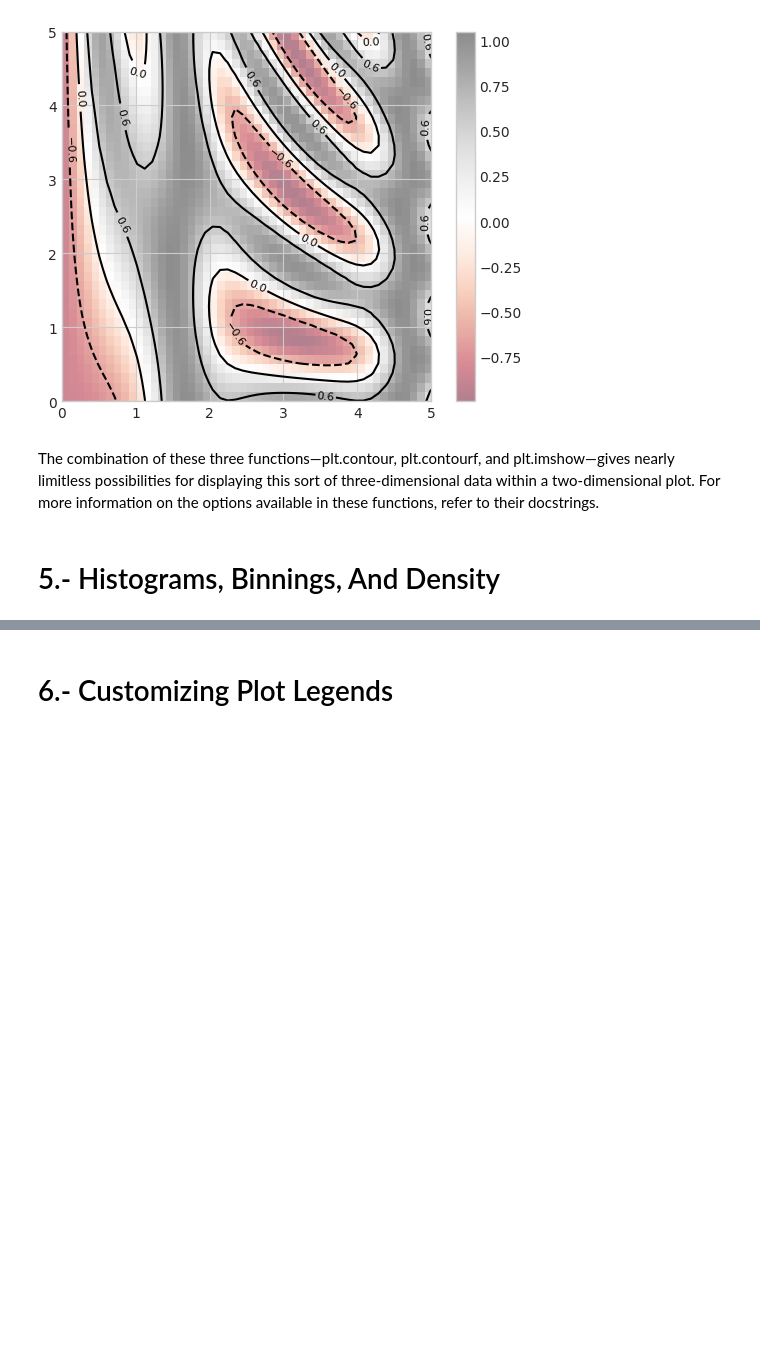
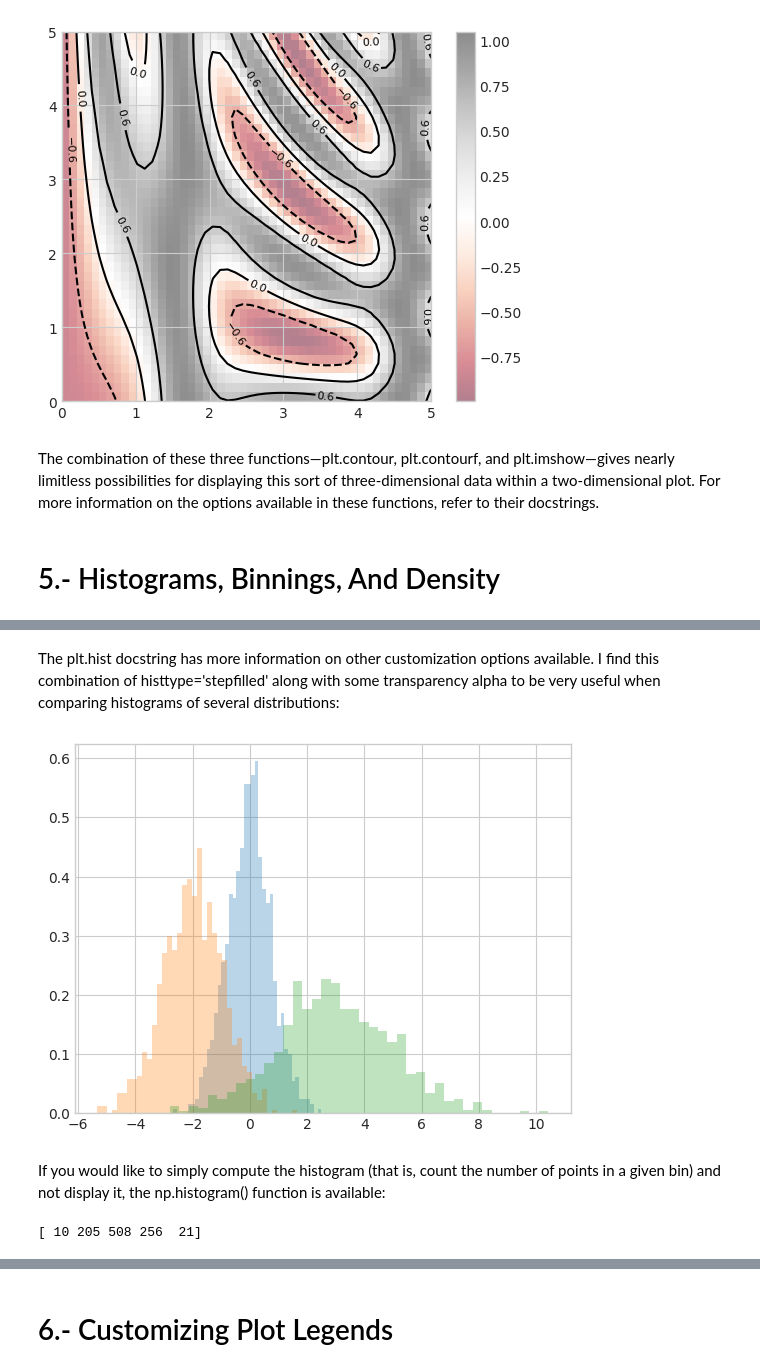
Before and after one commit to dirodgu/python_data_analysis_course, a Jupyter notebook: notebooks/chapter_4.ipynb, the cells around one changed output, grey strips where cells are left out. Saved outputs shown, nothing was run; the diff lists cells and outputs as text; code cells hidden in the pictures; blank space fills up the shorter version.

```diff
--- a/notebooks/chapter_4.ipynb
+++ b/notebooks/chapter_4.ipynb
@@ -581,0 +608,21 @@ The combination of these three functions—plt.contour, plt.contourf, and plt.im
+# %% [markdown]
+The plt.hist docstring has more information on other customization options available. I find this combination of histtype='stepfilled' along with some transparency alpha to be very useful when comparing histograms of several distributions:
+# %%
+x1 = np.random.normal(0, 0.8, 1000)
+x2 = np.random.normal(-2, 1, 1000)
+x3 = np.random.normal(3, 2, 1000)
+
+kwargs = dict(histtype='stepfilled', alpha=0.3, density=True, bins=40)
+
+plt.hist(x1, **kwargs)
+plt.hist(x2, **kwargs)
+plt.hist(x3, **kwargs);
+# %% [output]
+[figure, added]
+# %% [markdown]
+If you would like to simply compute the histogram (that is, count the number of points in a given bin) and not display it, the np.histogram() function is available:
+# %%
+counts, bin_edges = np.histogram(data, bins=5)
+print(counts)
+# %% [output]
+[ 10 205 508 256  21]
```
Also changed, not shown: parts of 37 cells of this notebook.
